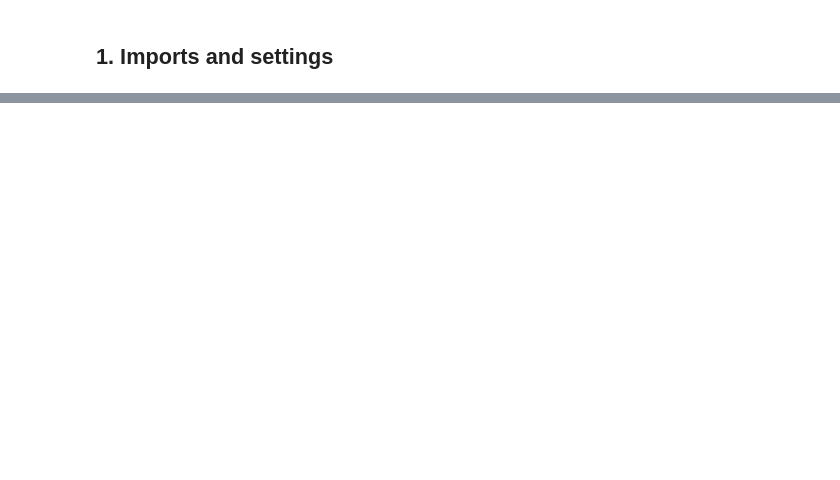
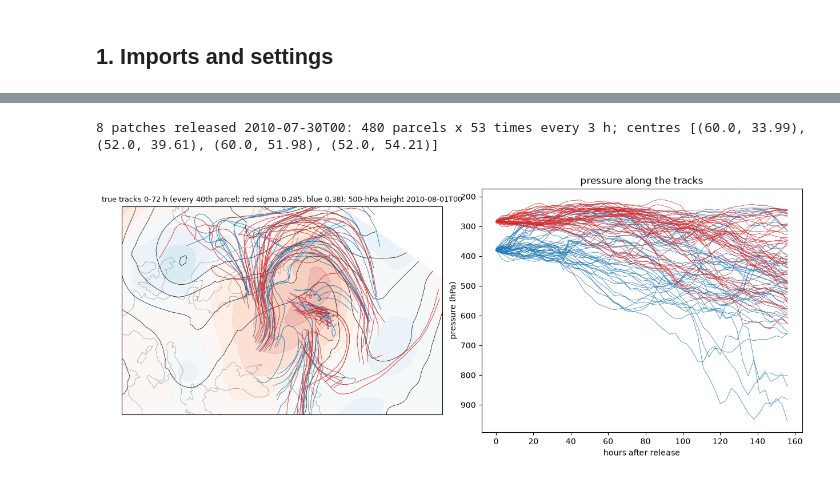
Before and after one commit to yanxingjianken/ki-lagrangian-tracks, a Jupyter notebook: 03_era5/ki_era5.ipynb, the cells around one changed output, grey strips where cells are left out. Cells and saved outputs as stored; diff of their text form; code cells hidden in the pictures; blank space fills up the shorter version.

```diff
--- a/03_era5/ki_era5.ipynb
+++ b/03_era5/ki_era5.ipynb
@@ -132 +39,63 @@ plt.show()
+# %%
+fs = HfFileSystem(); EV = f'datasets/{DATA_REPO}/{EVENT}'
+idx = json.loads(fs.read_text(f'{EV}/index.json'))
+NT, NP, NF = idx['row_shape']; STEP_H = idx['hours'][1] - idx['hours'][0]
+
+def gc_deg(lat1, lon1, lat2, lon2):
+    p1, p2, dl = np.deg2rad(lat1), np.deg2rad(lat2), np.deg2rad(lon2 - lon1)
+    return np.rad2deg(np.arccos(np.clip(np.sin(p1) * np.sin(p2) + np.cos(p1) * np.cos(p2) * np.cos(dl), -1, 1)))
+
+chosen = []
+for s in SIGMAS:
+    k = int(np.argmin(np.abs(np.array(idx['sigma']) - s)))
+    rows = [p for p in idx['patches'] if p['release_time'] == RELEASE and p['level'] == k]
+    chosen += sorted(rows, key=lambda p: gc_deg(*p['centre'], *NEAR))[:4]
+with fs.open(f'{EV}/tracks.npy', 'rb') as f:
+    version = np.lib.format.read_magic(f)
+    shape, _, dtype = (np.lib.format.read_array_header_1_0 if version == (1, 0) else np.lib.format.read_array_header_2_0)(f)
+    off, nbytes = f.tell(), NT * NP * NF * dtype.itemsize
+    data = []
+    for p in chosen:
+        f.seek(off + p['row'] * nbytes); data.append(np.frombuffer(f.read(nbytes), dtype).reshape(NT, NP, NF))
+data = np.stack(data).astype(np.float32)               # (patch, time every 3 h, parcel, x y z u v w)
+X, V = data[..., :3], data[..., 3:]
+LEVEL = np.array([idx['sigma'][p['level']] for p in chosen])
+print(f"{len(chosen)} patches released {RELEASE}: {X.shape[2]} parcels x {X.shape[1]} times every {STEP_H} h; "
+      f"centres {[tuple(p['centre']) for p in chosen[:4]]}")
+# %% [output]
+8 patches released 2010-07-30T00: 480 parcels x 53 times every 3 h; centres [(60.0, 33.99), (52.0, 39.61), (60.0, 51.98), (52.0, 54.21)]
+# %%
+zm = json.loads(fs.read_text(f'{EV}/z500.json')); _, NZT, NY, NX = zm['shape']
+def z500(t, field=0):
+    """500-hPa height (field 0) or its departure from the zonal mean (field 1), m, at time t."""
+    k = zm['times'].index(t)
+    with fs.open(f'{EV}/z500.bin', 'rb') as f:
+        f.seek(((field * NZT + k) * NY * NX) * 2); return np.frombuffer(f.read(NY * NX * 2), np.int16).reshape(NY, NX).astype(float)
+ZLON, ZLAT = np.array(zm['lon'], float), np.array(zm['lat'])
+ZLON = ZLON[0] + (ZLON - ZLON[0]) % 360        # increasing across 0 deg (e.g. 310 ... 460)
+
+def xy_to_lonlat(x):
+    r = np.hypot(x[..., 0], x[..., 1])
+    return np.rad2deg(np.arctan2(x[..., 0], -x[..., 1])) % 360.0, 90.0 - np.rad2deg(2 * np.arctan(r / (2 * A_KM)))
+hpa = lambda z: 1000.0 * np.exp(-z / H_KM)
+t_of = lambda h: str(np.datetime64(RELEASE, 'h') + np.timedelta64(int(h), 'h'))
+# %%
+def base_map(ax, t):
+    ax.set_extent([5, 85, 38, 78], ccrs.PlateCarree()); ax.coastlines(lw=0.4, color='0.5')
+    ax.contourf(ZLON, ZLAT, z500(t, 1), levels=np.arange(-400, 401, 50), cmap='RdBu_r', alpha=0.45, transform=ccrs.PlateCarree())
+    ax.contour(ZLON, ZLAT, z500(t), levels=np.arange(4800, 6000, 80), colors='k', linewidths=0.5, transform=ccrs.PlateCarree())
+
+fig = plt.figure(figsize=(12, 5), layout='constrained')
+ax = fig.add_subplot(1, 2, 1, projection=ccrs.NorthPolarStereo(central_longitude=45)); base_map(ax, t_of(48))
+b = fig.add_subplot(1, 2, 2); th = STEP_H * np.arange(NT)
+for i in range(len(chosen)):
+    col = 'tab:red' if LEVEL[i] == SIGMAS[1] else 'tab:blue'
+    for j in range(0, NP, 40):
+        lo, la = xy_to_lonlat(X[i, :25, j]); ax.plot(lo, la, lw=0.6, color=col, transform=ccrs.Geodetic())
+        b.plot(th, hpa(X[i, :, j, 2]), lw=0.5, color=col)
+ax.set_title(f'true tracks 0-72 h (every 40th parcel; red sigma {SIGMAS[1]}, blue {SIGMAS[0]}); 500-hPa height {t_of(48)}', fontsize=9)
+b.invert_yaxis(); b.set(xlabel='hours after release', ylabel='pressure (hPa)', title='pressure along the tracks')
+plt.show()
+# %% [output]
+[figure, added]
 # %% [markdown]
```
Also changed, not shown: parts of 21 cells of this notebook, 3 other files.
